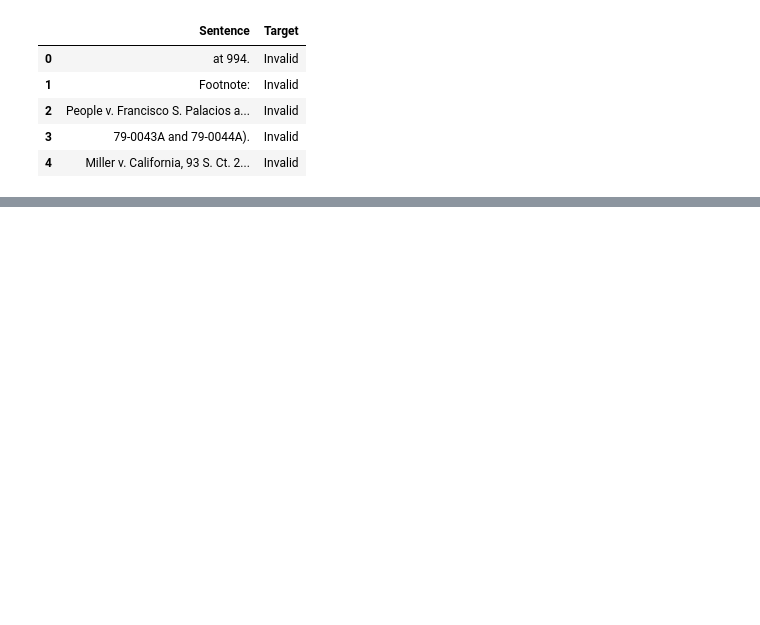
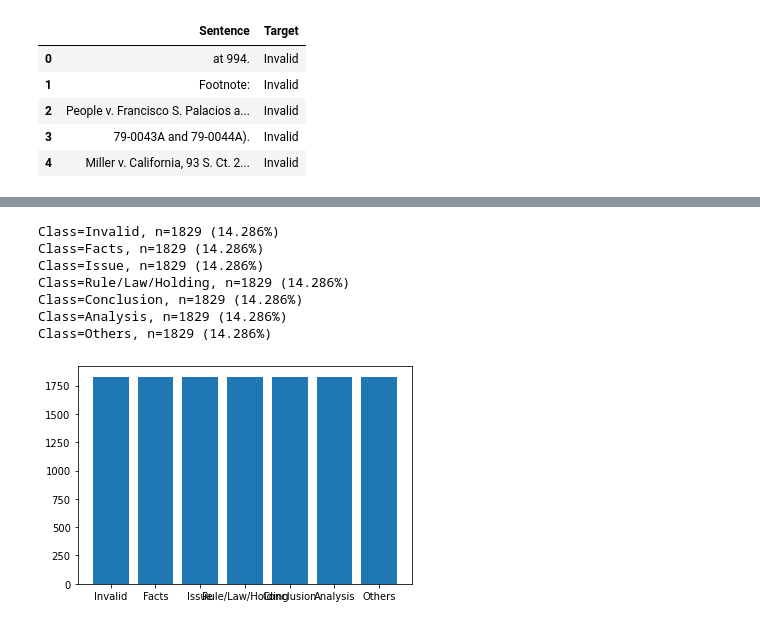
Before and after one commit to sundarp17/sundar_INFO5731_Fall2020, a Jupyter notebook: handling_imbalance_data.ipynb, the cells around one changed output, grey strips where cells are left out. Cells and saved outputs as stored; diff of their text form; code cells hidden in the pictures; blank space fills up the shorter version.

```diff
--- a/handling_imbalance_data.ipynb
+++ b/handling_imbalance_data.ipynb
@@ -105,0 +148,23 @@ Class=Rule/Law/holding, n=1829 (12.500%)
+# %%
+#using RandomOverSampler
+
+from imblearn.over_sampling import RandomOverSampler
+ros = RandomOverSampler(random_state=777)
+X_ROS, y_ROS = ros.fit_sample(X_tfidf_df, df['Target'])
+# summarize distribution
+counter = Counter(y_ROS)
+for k,v in counter.items():
+	per = v / len(y_ROS) * 100
+	print('Class=%s, n=%d (%.3f%%)' % (k, v, per))
+# plot the distribution
+pyplot.bar(counter.keys(), counter.values())
+pyplot.show()
+# %% [output]
+Class=Invalid, n=1829 (14.286%)
+Class=Facts, n=1829 (14.286%)
+Class=Issue, n=1829 (14.286%)
+Class=Rule/Law/Holding, n=1829 (14.286%)
+Class=Conclusion, n=1829 (14.286%)
+Class=Analysis, n=1829 (14.286%)
+Class=Others, n=1829 (14.286%)
+[figure, added]
```
Also changed, not shown: parts of 9 cells of this notebook.
